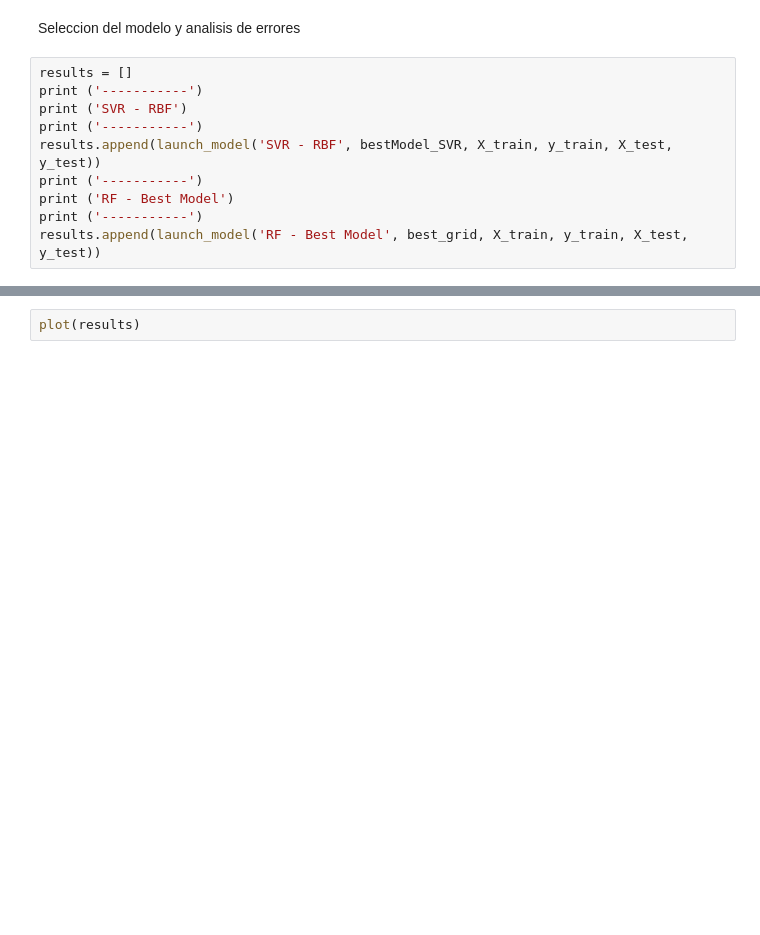
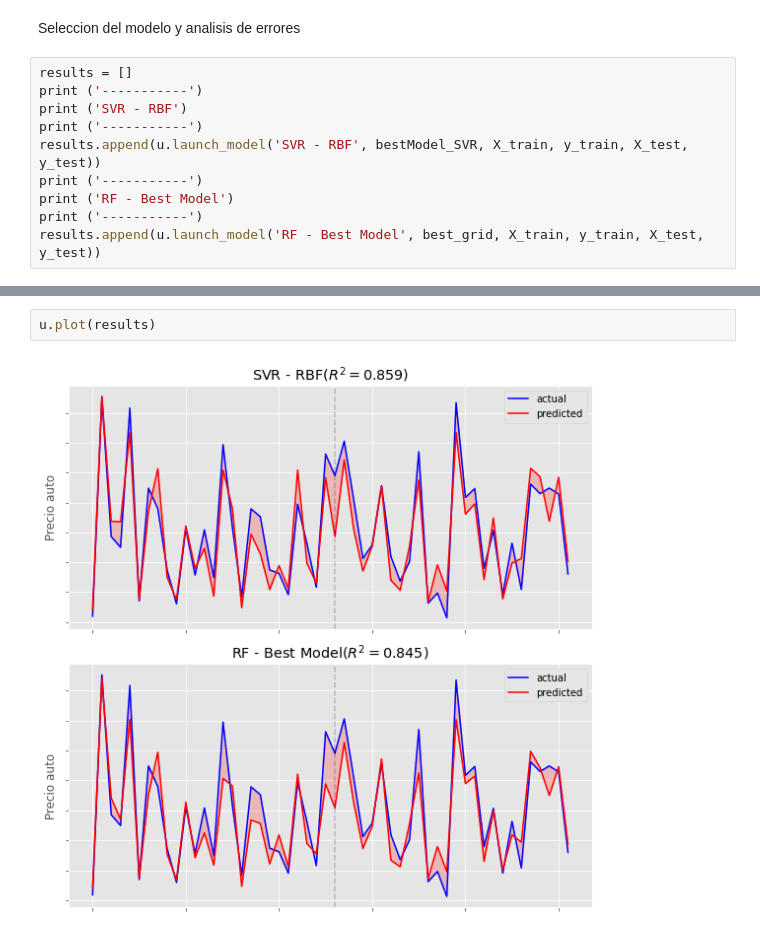
Before and after one commit to adry402/Karvana, a Jupyter notebook: karvana_regression.ipynb, the cells around one changed output, grey strips where cells are left out. Saved outputs shown, nothing was run; the diff lists cells and outputs as text; blank space fills up the shorter version.

```diff
--- a/karvana_regression.ipynb
+++ b/karvana_regression.ipynb
@@ -333,8 +589,8 @@ results = []
 print ('-----------')
 print ('SVR - RBF')
 print ('-----------')
-results.append(launch_model('SVR - RBF', bestModel_SVR, X_train, y_train, X_test, y_test))
+results.append(u.launch_model('SVR - RBF', bestModel_SVR, X_train, y_train, X_test, y_test))
 print ('-----------')
 print ('RF - Best Model')
 print ('-----------')
-results.append(launch_model('RF - Best Model', best_grid, X_train, y_train, X_test, y_test))
+results.append(u.launch_model('RF - Best Model', best_grid, X_train, y_train, X_test, y_test))
@@ -341,2 +612,4 @@ results.append(launch_model('RF - Best Model', best_grid, X_train, y_train, X_te
-# %%
-plot(results)
+# %%
+u.plot(results)
+# %% [output]
+[figure, added]
```
Also changed, not shown: parts of 57 cells of this notebook.
